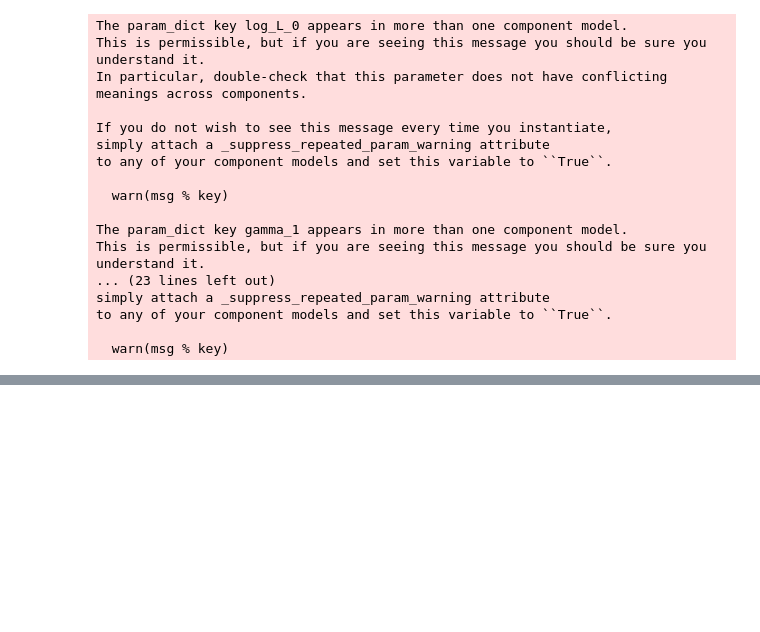
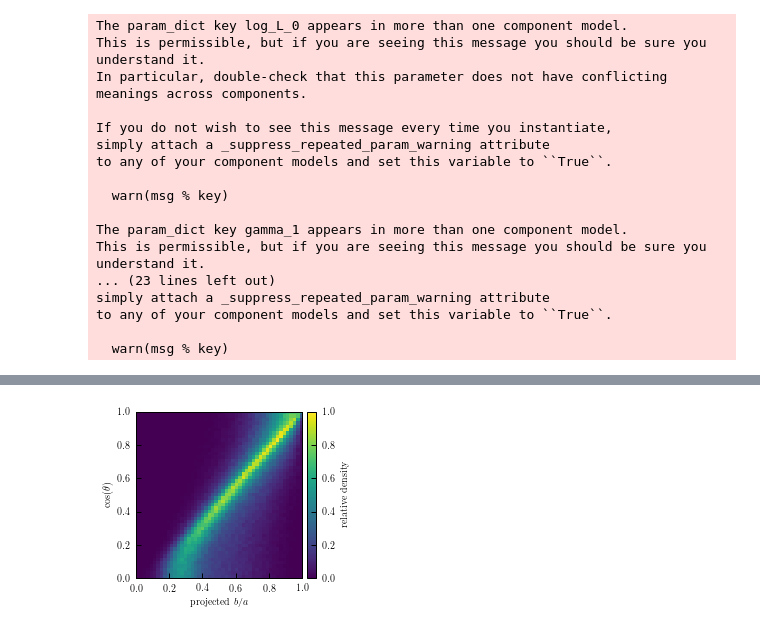
Before and after one commit to duncandc/galaxy_shapes, a Jupyter notebook: shape_models/shape_demo.ipynb, the cells around one changed output, grey strips where cells are left out. Drawn from its saved outputs; the diff is of its cells as text; code cells hidden in the pictures; blank space fills up the shorter version.

```diff
--- a/shape_models/shape_demo.ipynb
+++ b/shape_models/shape_demo.ipynb
@@ -227,0 +258,25 @@ array([False, False, False, ..., False,  True,  True])
+# %%
+# inclination angle effect
+
+x = 1-e
+y = np.fabs(np.cos(mock['galaxy_theta']))
+
+bins = np.linspace(0,1,50)
+z = np.histogram2d(x, y, bins=bins)[0]
+z = z/np.max(z)
+
+# inclination angle
+fig = plt.figure(figsize=(3.3,3.3))
+
+# main panel
+rect = 0.2, 0.2, 0.7, 0.7  # left, bottom, width, height
+ax = fig.add_axes(rect)
+rect = 0.92, 0.2, 0.04, 0.7  # left, bottom, width, height
+cax = fig.add_axes(rect)
+im = ax.imshow(z.T[::-1], interpolation='nearest', extent=[0,1,0,1])
+ax.set_xlabel(r'${\rm projected}~ b/a$')
+ax.set_ylabel(r'$\cos(\theta)$')
+fig.colorbar(im,cax=cax, label='relative density')
+plt.show()
+# %% [output]
+[figure, added]
```
Also changed, not shown: parts of 13 cells of this notebook, 1 other file.
